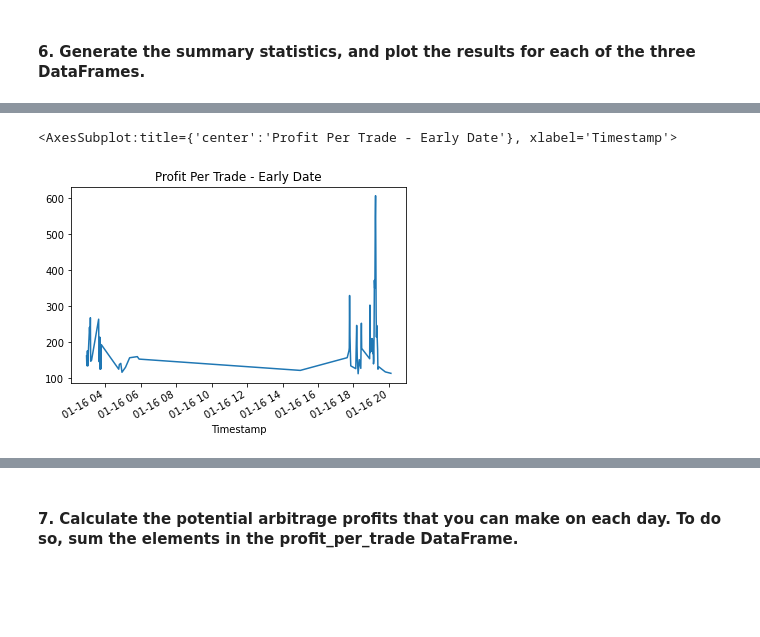
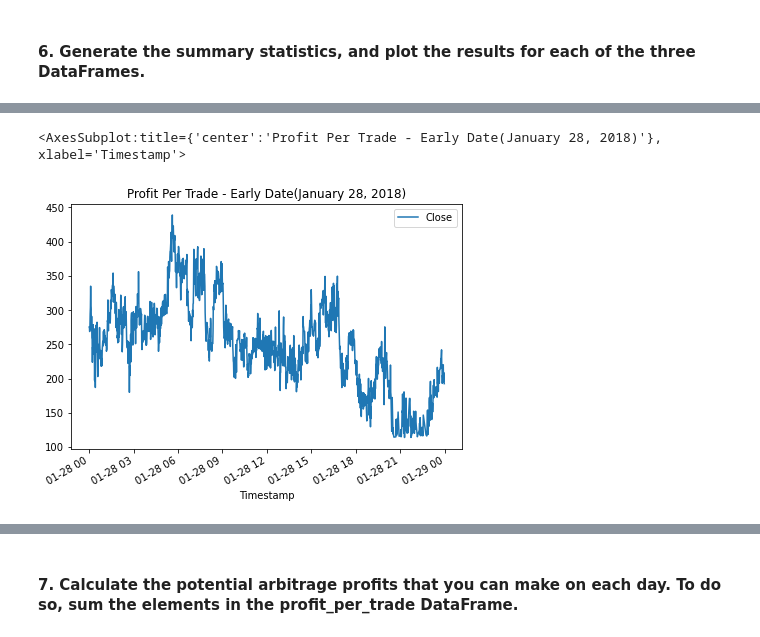
Before and after one commit to rupikaranjan/Bitcoin_Arbitrage_Analysis, a Jupyter notebook: crypto_arbitrage.ipynb, the cells around one changed output, grey strips where cells are left out. Saved outputs shown, nothing was run; the diff lists cells and outputs as text; code cells hidden in the pictures; blank space fills up the shorter version.

Commit message:
Added data analysis module which involves calculating arbitrage profit

```diff
--- a/crypto_arbitrage.ipynb
+++ b/crypto_arbitrage.ipynb
@@ -283,10 +329,10 @@ Select the data you want to analyze. Use `loc` or `iloc` to select the following
 * Close
 # %%
 # Use loc or iloc to select `Timestamp (the index)` and `Close` from bitstamp DataFrame
-bitstamp_sliced = # YOUR CODE HERE
+bitstamp_sliced = bitstamp.loc[:,["Close"]]
 
 # Review the first five rows of the DataFrame
-# YOUR CODE HERE
+bitstamp_sliced.head()
 # %% [output]
 |  | Close |
 | Timestamp |  |
@@ -297,10 +343,10 @@ bitstamp_sliced = # YOUR CODE HERE
 | 2018-01-01 00:04:00 | 13620.00 |
 # %%
 # Use loc or iloc to select `Timestamp (the index)` and `Close` from coinbase DataFrame
-coinbase_sliced = # YOUR CODE HERE
+coinbase_sliced = coinbase.loc[:,["Close"]]
 
 # Review the first five rows of the DataFrame
-# YOUR CODE HERE
+coinbase_sliced.head()
 # %% [output]
 |  | Close |
 | Timestamp |  |
@@ -552,8 +720,15 @@ Name: Close, dtype: float64
 # %%
 # For the date early in the dataset, determine the number of times your trades with positive returns
 # exceed the 1% minimum threshold (.01) that you need to cover your costs
-profitable_trades_early = # YOUR CODE HERE
+profitable_trades_early = spread_return_early[spread_return_early > 0.01]
+profitable_trades_middle = spread_return_middle[spread_return_middle > 0.01]
+profitable_trades_late = spread_return_late[spread_return_late > 0.01]
 
 # Review the first five profitable trades
-# YOUR CODE HERE
+display(print(f"\nProfitable Trades for early - January 28, 2018\n"))
+display(profitable_trades_early.head())
+display(print(f"\nProfitable Trades for middle - Febrauary 24, 2018\n"))
+display(profitable_trades_middle.head())
+display(print(f"\nProfitable Trades for late - March 28, 2018\n"))
+display(profitable_trades_late.head())
 # %% [output]
@@ -585,11 +806,21 @@ Name: Close, dtype: float64
 # %%
 # For the date early in the dataset, calculate the potential profit per trade in dollars
 # Multiply the profitable trades by the cost of the Bitcoin that was purchased
-profit_early = # YOUR CODE HERE
+profit_early = profitable_trades_early * coinbase_sliced['Close'].loc['2018-01-28']
+profit_middle = profitable_trades_middle * bitstamp_sliced['Close'].loc['2018-02-24']
+profit_late = profitable_trades_late * coinbase_sliced['Close'].loc['2018-03-28']
 
 # Drop any missing values from the profit DataFrame
-profit_per_trade_early = # YOUR CODE HERE
+profit_per_trade_early = profit_early.dropna()
+profit_per_trade_middle = profit_middle.dropna()
+profit_per_trade_late = profit_late.dropna()
 
-# View the early profit DataFrame
-# YOUR CODE HERE
+# View the profit DataFrame
+
+display(print(f"\nProfit for Early - January 28, 2018\n"))
+display(profit_early.tail())
+display(print(f"\nProfit for Middle - February 24, 2018\n"))
+display(profit_middle.tail())
+display(print(f"\nProfit for late - March 28, 2018\n"))
+display(profit_late.tail())
 # %% [output]
@@ -624,6 +899,9 @@ Name: Close, dtype: float64
 # %%
 # Plot the results for the early profit per trade DataFrame
-# YOUR CODE HERE
+
+profit_per_trade_early.plot(title="Profit Per Trade - Early Date(January 28, 2018)",
+                           figsize=(7,5),
+                                legend="True")
 # %% [output]
-<AxesSubplot:title={'center':'Profit Per Trade - Early Date'}, xlabel='Timestamp'>
+<AxesSubplot:title={'center':'Profit Per Trade - Early Date(January 28, 2018)'}, xlabel='Timestamp'>
-[figure, old version]
+[figure, new version]
```
Also changed, not shown: parts of 50 cells of this notebook, 1 other file.
